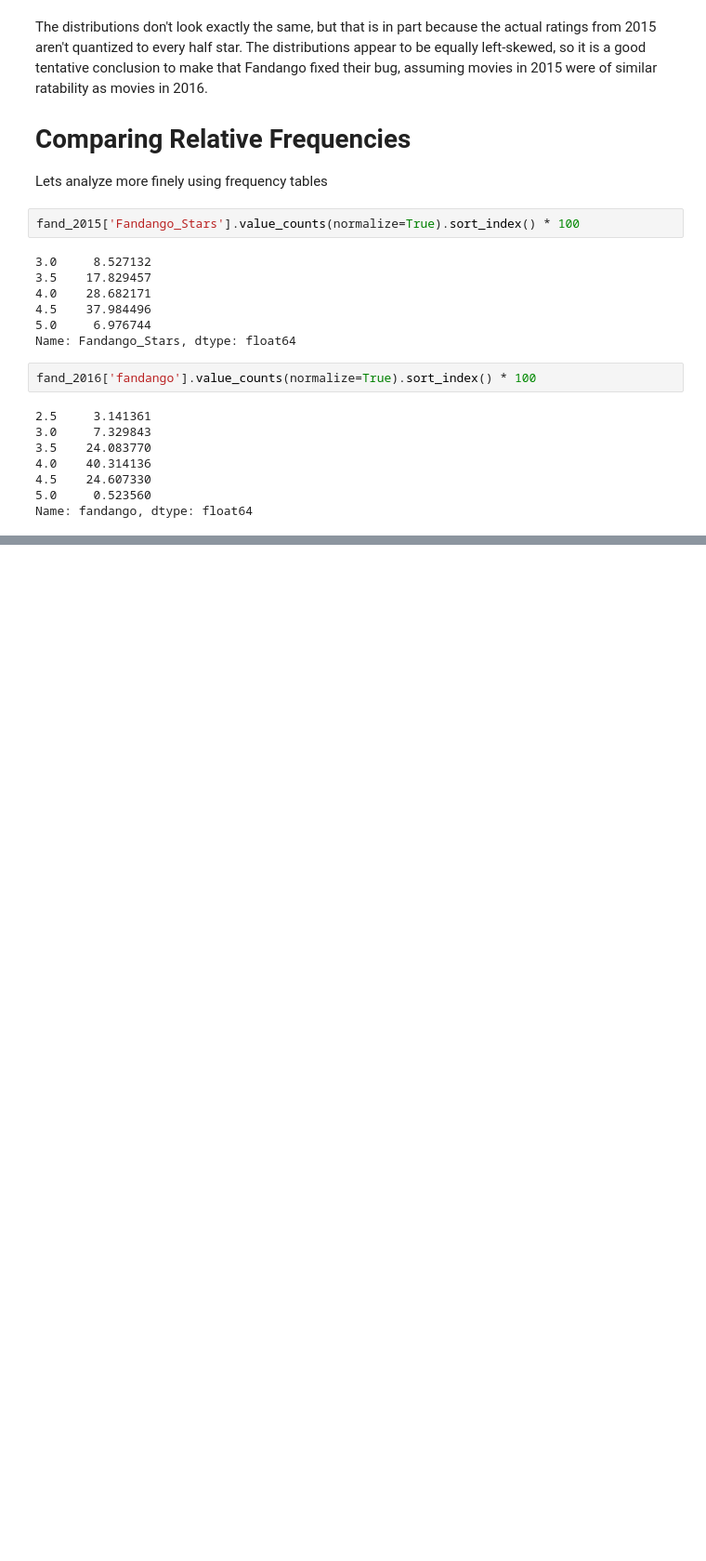
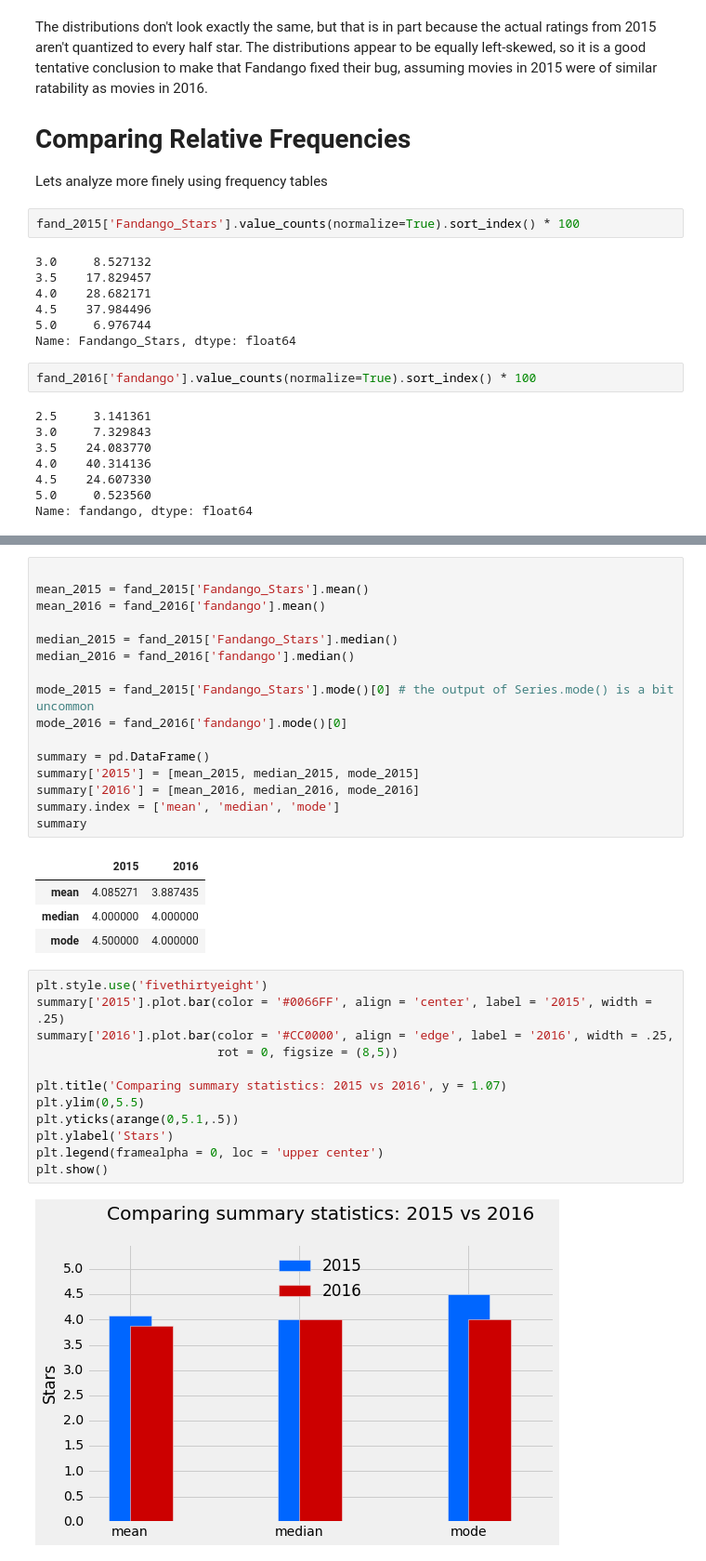
Before and after one commit to JamesDWilkinson/Guided-Project_-Investigating-Fandango-Movie-Ratings, a Jupyter notebook: Basics.ipynb, the cells around one changed output, grey strips where cells are left out. Shown: that part at 93% size. Drawn from its saved outputs; the diff is of its cells as text; blank space fills up the shorter version.

Commit message:
Vizualized Mean Median Mode of data

```diff
--- a/Basics.ipynb
+++ b/Basics.ipynb
@@ -258,0 +263,35 @@ For some other ratings, the percentage went up in 2016. There was a greater perc
+# %%
+
+mean_2015 = fand_2015['Fandango_Stars'].mean()
+mean_2016 = fand_2016['fandango'].mean()
+
+median_2015 = fand_2015['Fandango_Stars'].median()
+median_2016 = fand_2016['fandango'].median()
+
+mode_2015 = fand_2015['Fandango_Stars'].mode()[0] # the output of Series.mode() is a bit uncommon
+mode_2016 = fand_2016['fandango'].mode()[0]
+
+summary = pd.DataFrame()
+summary['2015'] = [mean_2015, median_2015, mode_2015]
+summary['2016'] = [mean_2016, median_2016, mode_2016]
+summary.index = ['mean', 'median', 'mode']
+summary
+# %% [output]
+|  | 2015 | 2016 |
+| mean | 4.085271 | 3.887435 |
+| median | 4.000000 | 4.000000 |
+| mode | 4.500000 | 4.000000 |
+# %%
+plt.style.use('fivethirtyeight')
+summary['2015'].plot.bar(color = '#0066FF', align = 'center', label = '2015', width = .25)
+summary['2016'].plot.bar(color = '#CC0000', align = 'edge', label = '2016', width = .25,
+                         rot = 0, figsize = (8,5))
+
+plt.title('Comparing summary statistics: 2015 vs 2016', y = 1.07)
+plt.ylim(0,5.5)
+plt.yticks(arange(0,5.1,.5))
+plt.ylabel('Stars')
+plt.legend(framealpha = 0, loc = 'upper center')
+plt.show()
+# %% [output]
+[figure, added]
```
Also changed, not shown: parts of 4 cells of this notebook.
